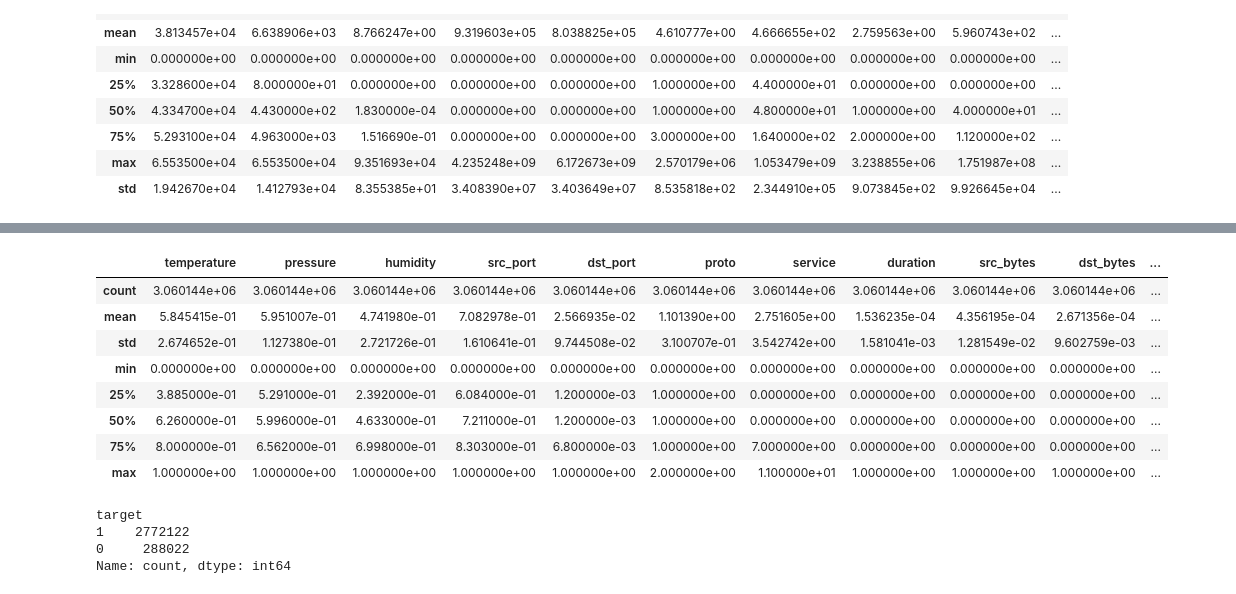
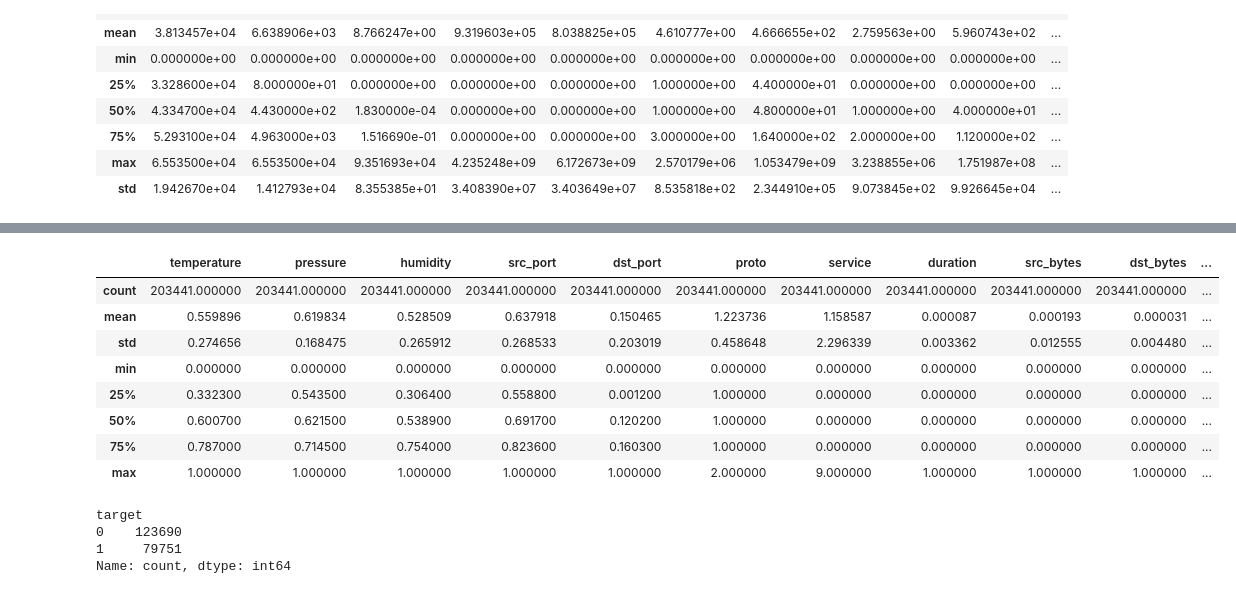
Before and after one commit to Hongwei-Z/SC-MLIDS, a Jupyter notebook: datasets/Preprocessing.ipynb, the cells around one changed output, grey strips where cells are left out. Cells and saved outputs as stored; diff of their text form; code cells hidden in the pictures.

```diff
--- a/datasets/Preprocessing.ipynb
+++ b/datasets/Preprocessing.ipynb
@@ -207,6 +225,0 @@ merged_df
-# %%
-# Delete duplicate columns and delete invalid rows
-merged_df.drop(['label_x', 'datetime'], axis=1, inplace=True)
-merged_df.dropna(inplace=True)
-merged_df.drop_duplicates(inplace=True)
-merged_df
@@ -226,0 +226,7 @@ merged_df
+# %%
+# Drop duplicate from merged dataset and delete useless rows
+merged_df.dropna(inplace=True)
+merged_df = merged_df.drop_duplicates(subset=['datetime', 'temperature', 'pressure', 'humidity', 'type'])
+merged_df.drop(['label_x', 'datetime'], axis=1, inplace=True)
+merged_df.rename(columns={'label_y': 'target'}, inplace=True)
+merged_df
@@ -259,7 +282,6 @@ Merged: 3060144
 # %%
 # Drop datetime and type, the IP address contains IPv4 and IPv6 and cannot be simply converted into numbers, so they are also deleted.
-merged_df.drop(['date', 'type', 'src_ip', 'dst_ip'], axis=1, inplace=True)
-merged_df.rename(columns={'label_y': 'target'}, inplace=True)
+merged_df.drop(['type', 'src_ip', 'dst_ip'], axis=1, inplace=True)
 merged_df
 # %% [output]
 |  | temperature | pressure | humidity | src_port | dst_port | proto | service | duration | src_bytes | dst_bytes | ... |
@@ -308,6 +330,6 @@ merged_df
 # %%
 # Shuffle the dataset
-dataset = merged_df.sample(frac=1).reset_index(drop=True)
-dataset
+merged_df = merged_df.sample(frac=1).reset_index(drop=True)
+merged_df
 # %% [output]
 |  | temperature | pressure | humidity | src_port | dst_port | proto | service | duration | src_bytes | dst_bytes | ... |
@@ -346,14 +368,14 @@ memory usage: 326.9 MB
 # %%
-dataset.describe()
+merged_df.describe()
 # %% [output]
 |  | temperature | pressure | humidity | src_port | dst_port | proto | service | duration | src_bytes | dst_bytes | ... |
-| count | 3.060144e+06 | 3.060144e+06 | 3.060144e+06 | 3.060144e+06 | 3.060144e+06 | 3.060144e+06 | 3.060144e+06 | 3.060144e+06 | 3.060144e+06 | 3.060144e+06 | ... |
-| mean | 5.845415e-01 | 5.951007e-01 | 4.741980e-01 | 7.082978e-01 | 2.566935e-02 | 1.101390e+00 | 2.751605e+00 | 1.536235e-04 | 4.356195e-04 | 2.671356e-04 | ... |
-| std | 2.674652e-01 | 1.127380e-01 | 2.721726e-01 | 1.610641e-01 | 9.744508e-02 | 3.100707e-01 | 3.542742e+00 | 1.581041e-03 | 1.281549e-02 | 9.602759e-03 | ... |
-| min | 0.000000e+00 | 0.000000e+00 | 0.000000e+00 | 0.000000e+00 | 0.000000e+00 | 0.000000e+00 | 0.000000e+00 | 0.000000e+00 | 0.000000e+00 | 0.000000e+00 | ... |
-| 25% | 3.885000e-01 | 5.291000e-01 | 2.392000e-01 | 6.084000e-01 | 1.200000e-03 | 1.000000e+00 | 0.000000e+00 | 0.000000e+00 | 0.000000e+00 | 0.000000e+00 | ... |
-| 50% | 6.260000e-01 | 5.996000e-01 | 4.633000e-01 | 7.211000e-01 | 1.200000e-03 | 1.000000e+00 | 0.000000e+00 | 0.000000e+00 | 0.000000e+00 | 0.000000e+00 | ... |
-| 75% | 8.000000e-01 | 6.562000e-01 | 6.998000e-01 | 8.303000e-01 | 6.800000e-03 | 1.000000e+00 | 7.000000e+00 | 0.000000e+00 | 0.000000e+00 | 0.000000e+00 | ... |
-| max | 1.000000e+00 | 1.000000e+00 | 1.000000e+00 | 1.000000e+00 | 1.000000e+00 | 2.000000e+00 | 1.100000e+01 | 1.000000e+00 | 1.000000e+00 | 1.000000e+00 | ... |
+| count | 203441.000000 | 203441.000000 | 203441.000000 | 203441.000000 | 203441.000000 | 203441.000000 | 203441.000000 | 203441.000000 | 203441.000000 | 203441.000000 | ... |
+| mean | 0.559896 | 0.619834 | 0.528509 | 0.637918 | 0.150465 | 1.223736 | 1.158587 | 0.000087 | 0.000193 | 0.000031 | ... |
+| std | 0.274656 | 0.168475 | 0.265912 | 0.268533 | 0.203019 | 0.458648 | 2.296339 | 0.003362 | 0.012555 | 0.004480 | ... |
+| min | 0.000000 | 0.000000 | 0.000000 | 0.000000 | 0.000000 | 0.000000 | 0.000000 | 0.000000 | 0.000000 | 0.000000 | ... |
+| 25% | 0.332300 | 0.543500 | 0.306400 | 0.558800 | 0.001200 | 1.000000 | 0.000000 | 0.000000 | 0.000000 | 0.000000 | ... |
+| 50% | 0.600700 | 0.621500 | 0.538900 | 0.691700 | 0.120200 | 1.000000 | 0.000000 | 0.000000 | 0.000000 | 0.000000 | ... |
+| 75% | 0.787000 | 0.714500 | 0.754000 | 0.823600 | 0.160300 | 1.000000 | 0.000000 | 0.000000 | 0.000000 | 0.000000 | ... |
+| max | 1.000000 | 1.000000 | 1.000000 | 1.000000 | 1.000000 | 2.000000 | 9.000000 | 1.000000 | 1.000000 | 1.000000 | ... |
 # %%
 # Export the dataset
@@ -361,7 +383,7 @@ dataset.to_csv("./merged_data.csv", index=False, header=True)
 # %%
-dataset['target'].value_counts()
+merged_df['target'].value_counts()
 # %% [output]
 target
-1    2772122
-0     288022
+0    123690
+1     79751
 Name: count, dtype: int64
```
Also changed, not shown: parts of 19 cells of this notebook, 2 other files.
